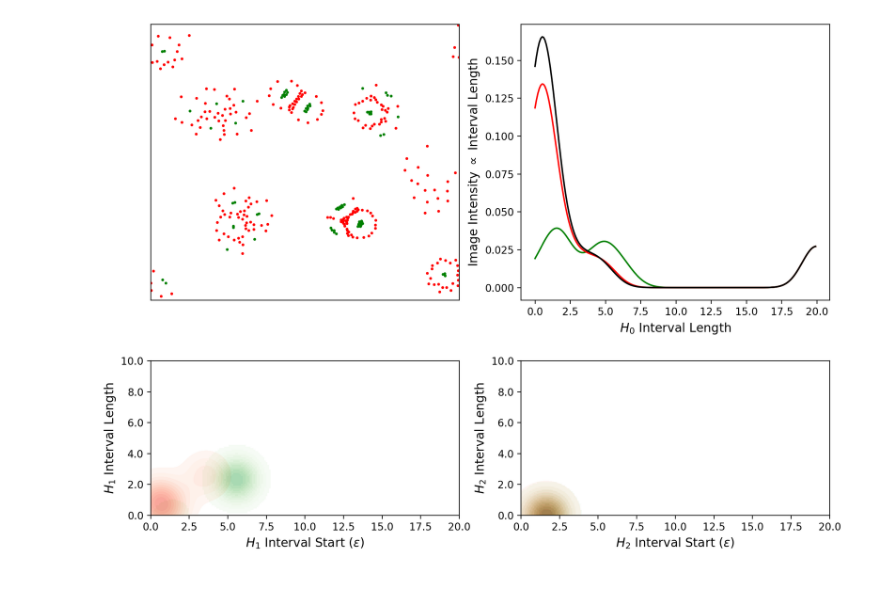
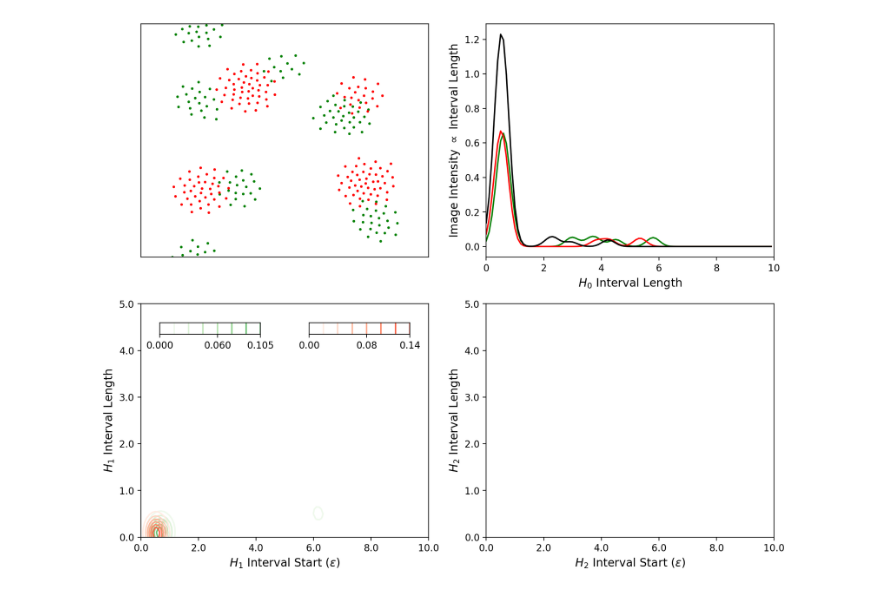
Before and after one commit to dbhaskar92/Coculture-ABM-Model, a Jupyter notebook: Compute Persistence Images.ipynb, the cells around one changed output. Drawn from its saved outputs; the diff is of its cells as text; code cells hidden in the pictures.

Commit message:
Serialization, contour plots, reduced std dev

```diff
--- a/Compute Persistence Images.ipynb
+++ b/Compute Persistence Images.ipynb
@@ -161,11 +213,15 @@ def visualize(posdata, dim0_imgs, dim1_imgs, dim2_imgs, max_eps, px_res, ofolder
     #plt.close()
     plt.show()
 # %%
-foldername = "DAH_Lipid_Bilayer_1"
+foldername = "DAH_Complete_Sorting_1"
 output_folder = foldername + "_persimg"
+save_folder = foldername + "_persimg_serialize"
 
 if not os.path.isdir(output_folder):
     os.mkdir(output_folder)
+
+if not os.path.isdir(save_folder):
+    os.mkdir(save_folder)
 
 pos_file_list = glob.glob(foldername + os.sep + "Pos_*.dat")
 frame_values = []
@@ -174,37 +230,42 @@ for pos_file in pos_file_list:
     bname = fname.split(".")[0]
     frame_values.append(int(bname.split("_")[1]))
 # %%
-max_eps = 20
+max_eps = 10
 px_res = 0.1
 
 for frame in frame_values:
 
     (cell_pos, cell_type) = get_sim_data(frame, foldername)
 
     xpos = cell_pos[:,0]
     ypos = cell_pos[:,1]
     greens = cell_type == 1
     reds = cell_type == 2
     greenxpos = xpos[greens]
     greenypos = ypos[greens]
     redxpos = xpos[reds]
     redypos = ypos[reds]
 
-    #print("Processing frame: " + repr(frame))
+    # print("Processing frame: " + repr(frame))
 
     (green_img_dim0, red_img_dim0, all_img_dim0) = compute_pers_img(greenxpos, greenypos, redxpos, redypos,
                                                                     xpos, ypos, 0, max_eps, px_res)
 
     (green_img_dim1, red_img_dim1, all_img_dim1) = compute_pers_img(greenxpos, greenypos, redxpos, redypos,
                                                                     xpos, ypos, 1, max_eps, px_res)
 
     (green_img_dim2, red_img_dim2, all_img_dim2) = compute_pers_img(greenxpos, greenypos, redxpos, redypos,
                                                                     xpos, ypos, 2, max_eps, px_res)
 
+    save_persimg([green_img_dim0, red_img_dim0, all_img_dim0],
+                 [green_img_dim1, red_img_dim1, all_img_dim1],
+                 [green_img_dim2, red_img_dim2, all_img_dim2],
+                 save_folder, repr(frame) + ".npy")
+
     visualize([greenxpos, greenypos, redxpos, redypos],
               [green_img_dim0, red_img_dim0, all_img_dim0],
               [green_img_dim1, red_img_dim1, all_img_dim1],
               [green_img_dim2, red_img_dim2, all_img_dim2],
               max_eps, px_res, output_folder, repr(frame) + ".png")
 # %% [output]
-[figure, old version]
+[figure, new version]
```
Also changed, not shown: parts of 2 cells of this notebook.
